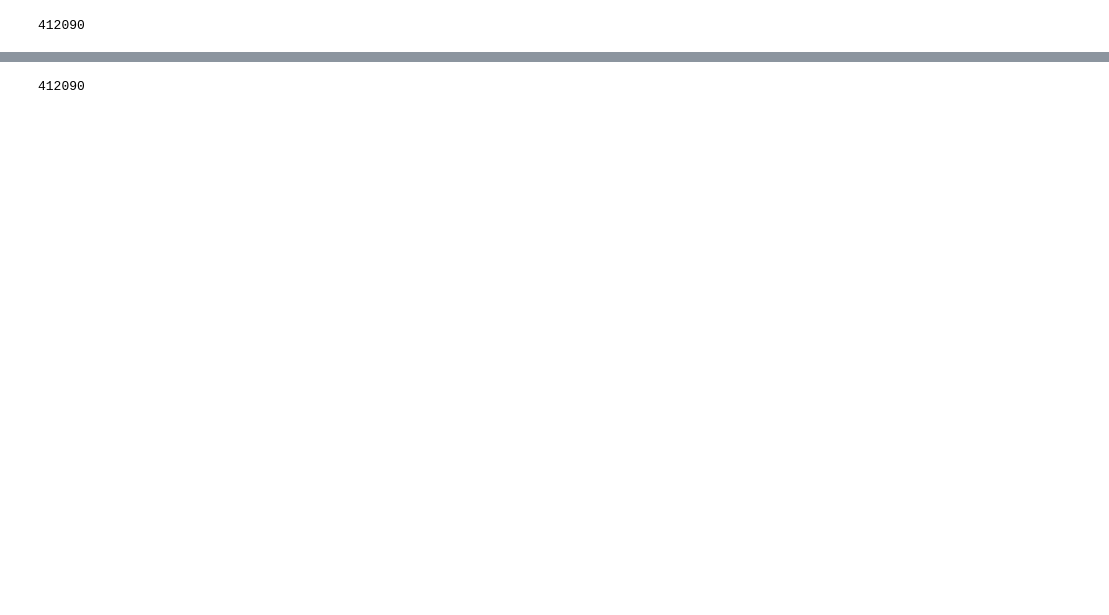
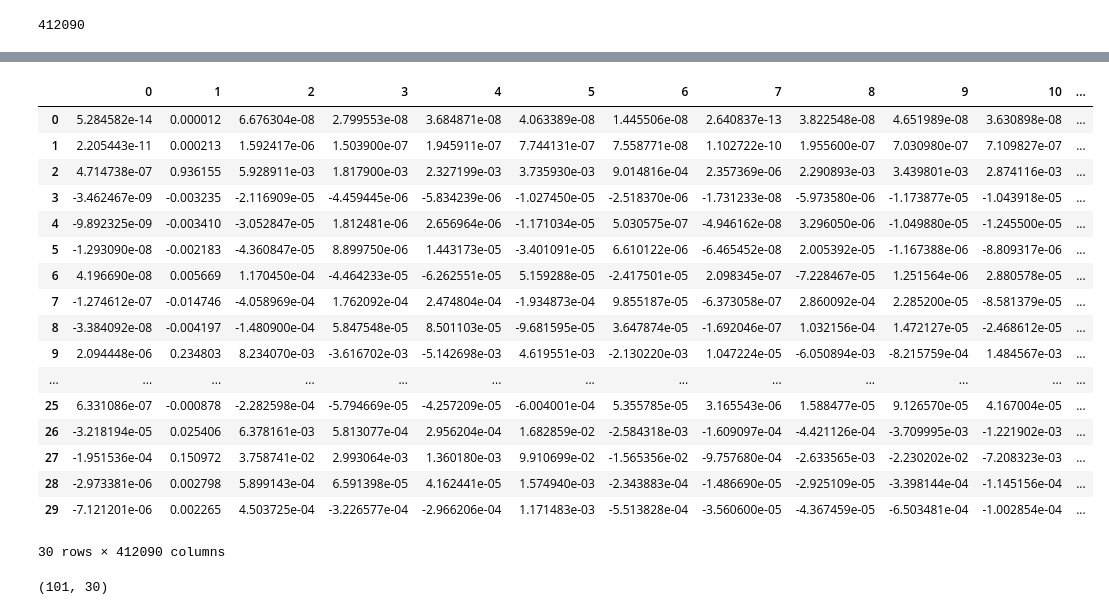
Before and after one commit to Ahm1027/Payloads-Model, a Jupyter notebook: Payload_Model_Ngrams.ipynb, the cells around one changed output, grey strips where cells are left out. Cells and saved outputs as stored; diff of their text form; code cells hidden in the pictures; blank space fills up the shorter version.

Commit message:
Numpy arrays breakpoints

```diff
--- a/Payload_Model_Ngrams.ipynb
+++ b/Payload_Model_Ngrams.ipynb
@@ -211,0 +231,31 @@ merged_features = mergeWithGlobalVocab(globalFeatures)
+# %%
+Merged_Vocab = []
+def binarySearch(array, item):
+  lowPoint = 0
+  highpoint = len(array) - 1
+  while (lowPoint <= highpoint):
+      midPoint = int((lowPoint + highpoint) / 2)
+      if item == array[midPoint]:
+          return midPoint
+      elif item < array[midPoint]:
+          highpoint = midPoint - 1
+      else:
+          lowPoint = midPoint + 1
+
+  return -1
+
+def mergeWithGlobalVocab(startLabel, stopLabel, featurelabels):
+  stopCheck, prev=0, 0
+  for i in range(startLabel, stopLabel+1):
+    data = get_hexdump(featurelabels[i])
+    data_vectorizer, data_vectorized = vectorize(data)
+    data_sorted = arrangeAndSort(data_vectorizer, data_vectorized)[:2000]
+    features = [0]*globalFeatures.size
+    features = np.array(features)
+    for x in data_sorted:
+      id = binarySearch(globalFeatures, x[0])
+      if (id != -1):
+        features[id] = x[1]
+    Merged_Vocab.append(features)
+
+mergeWithGlobalVocab(0, 100, featurelabels)
@@ -212,8 +264,27 @@ merged_features = mergeWithGlobalVocab(globalFeatures)
 # %%
-# compressed_SVD = TruncatedSVD(30)
-# compressed_data = compressed_SVD.fit_transform(features_frequency)
-# pd.DataFrame(compressed_SVD.components_)
+compressed_SVD = TruncatedSVD(30)
+compressed_data = compressed_SVD.fit_transform(Merged_Vocab)
+pd.DataFrame(compressed_SVD.components_)
+# %% [output]
+|  | 0 | 1 | 2 | 3 | 4 | 5 | 6 | 7 | 8 | 9 | 10 | ... |
+| 0 | 5.284582e-14 | 0.000012 | 6.676304e-08 | 2.799553e-08 | 3.684871e-08 | 4.063389e-08 | 1.445506e-08 | 2.640837e-13 | 3.822548e-08 | 4.651989e-08 | 3.630898e-08 | ... |
+| 1 | 2.205443e-11 | 0.000213 | 1.592417e-06 | 1.503900e-07 | 1.945911e-07 | 7.744131e-07 | 7.558771e-08 | 1.102722e-10 | 1.955600e-07 | 7.030980e-07 | 7.109827e-07 | ... |
+| 2 | 4.714738e-07 | 0.936155 | 5.928911e-03 | 1.817900e-03 | 2.327199e-03 | 3.735930e-03 | 9.014816e-04 | 2.357369e-06 | 2.290893e-03 | 3.439801e-03 | 2.874116e-03 | ... |
+| 3 | -3.462467e-09 | -0.003235 | -2.116909e-05 | -4.459445e-06 | -5.834239e-06 | -1.027450e-05 | -2.518370e-06 | -1.731233e-08 | -5.973580e-06 | -1.173877e-05 | -1.043918e-05 | ... |
+| 4 | -9.892325e-09 | -0.003410 | -3.052847e-05 | 1.812481e-06 | 2.656964e-06 | -1.171034e-05 | 5.030575e-07 | -4.946162e-08 | 3.296050e-06 | -1.049880e-05 | -1.245500e-05 | ... |
+| 5 | -1.293090e-08 | -0.002183 | -4.360847e-05 | 8.899750e-06 | 1.443173e-05 | -3.401091e-05 | 6.610122e-06 | -6.465452e-08 | 2.005392e-05 | -1.167388e-06 | -8.809317e-06 | ... |
+| 6 | 4.196690e-08 | 0.005669 | 1.170450e-04 | -4.464233e-05 | -6.262551e-05 | 5.159288e-05 | -2.417501e-05 | 2.098345e-07 | -7.228467e-05 | 1.251564e-06 | 2.880578e-05 | ... |
+| 7 | -1.274612e-07 | -0.014746 | -4.058969e-04 | 1.762092e-04 | 2.474804e-04 | -1.934873e-04 | 9.855187e-05 | -6.373058e-07 | 2.860092e-04 | 2.285200e-05 | -8.581379e-05 | ... |
+| 8 | -3.384092e-08 | -0.004197 | -1.480900e-04 | 5.847548e-05 | 8.501103e-05 | -9.681595e-05 | 3.647874e-05 | -1.692046e-07 | 1.032156e-04 | 1.472127e-05 | -2.468612e-05 | ... |
+| 9 | 2.094448e-06 | 0.234803 | 8.234070e-03 | -3.616702e-03 | -5.142698e-03 | 4.619551e-03 | -2.130220e-03 | 1.047224e-05 | -6.050894e-03 | -8.215759e-04 | 1.484567e-03 | ... |
+| ... | ... | ... | ... | ... | ... | ... | ... | ... | ... | ... | ... | ... |
+| 25 | 6.331086e-07 | -0.000878 | -2.282598e-04 | -5.794669e-05 | -4.257209e-05 | -6.004001e-04 | 5.355785e-05 | 3.165543e-06 | 1.588477e-05 | 9.126570e-05 | 4.167004e-05 | ... |
+| 26 | -3.218194e-05 | 0.025406 | 6.378161e-03 | 5.813077e-04 | 2.956204e-04 | 1.682859e-02 | -2.584318e-03 | -1.609097e-04 | -4.421126e-04 | -3.709995e-03 | -1.221902e-03 | ... |
+| 27 | -1.951536e-04 | 0.150972 | 3.758741e-02 | 2.993064e-03 | 1.360180e-03 | 9.910699e-02 | -1.565356e-02 | -9.757680e-04 | -2.633565e-03 | -2.230202e-02 | -7.208323e-03 | ... |
+| 28 | -2.973381e-06 | 0.002798 | 5.899143e-04 | 6.591398e-05 | 4.162441e-05 | 1.574940e-03 | -2.343883e-04 | -1.486690e-05 | -2.925109e-05 | -3.398144e-04 | -1.145156e-04 | ... |
+| 29 | -7.121201e-06 | 0.002265 | 4.503725e-04 | -3.226577e-04 | -2.966206e-04 | 1.171483e-03 | -5.513828e-04 | -3.560600e-05 | -4.367459e-05 | -6.503481e-04 | -1.002854e-04 | ... |
+30 rows × 412090 columns
-# %%
-len(globalFeatures)
-# %% [output]
-412090
+# %%
+compressed_data.shape
+# %% [output]
+(101, 30)
```
Also changed, not shown: parts of 13 cells of this notebook.
